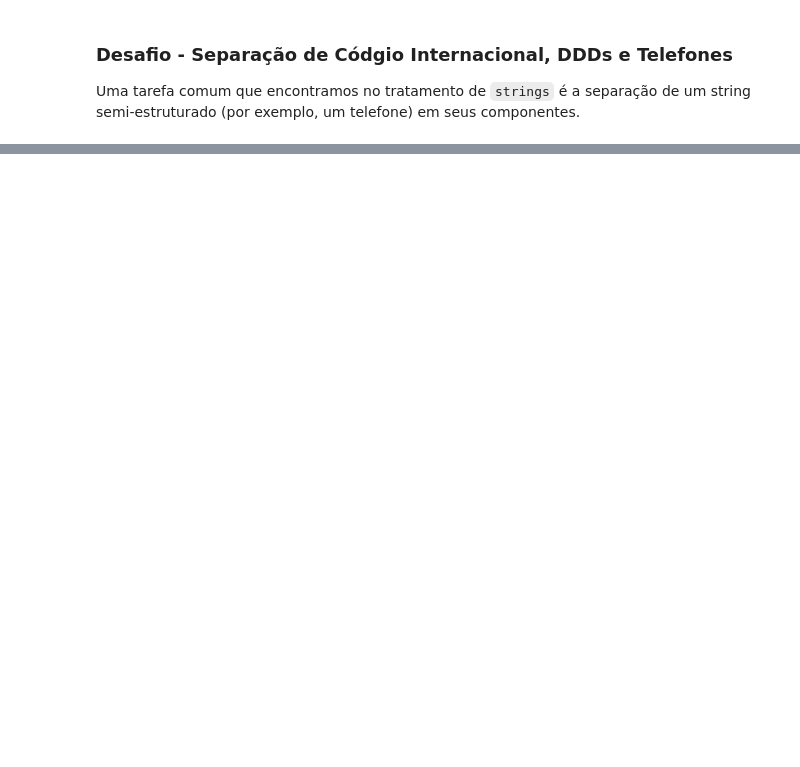
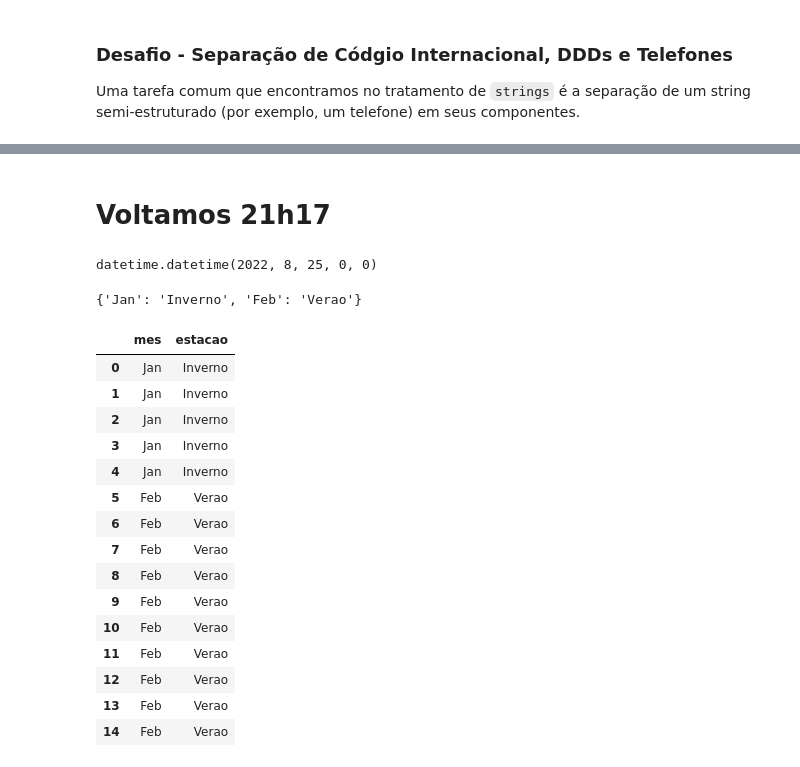
Before and after one commit to sadguilherme/99_PT_JAN2023, a Jupyter notebook: aulas/20230216 Advanded REGEX.ipynb, the cells around one changed output, grey strips where cells are left out. Cells and saved outputs as stored; diff of their text form; code cells hidden in the pictures; blank space fills up the shorter version.

```diff
--- a/aulas/20230216 Advanded REGEX.ipynb
+++ b/aulas/20230216 Advanded REGEX.ipynb
@@ -353,0 +629,2 @@ pattern = r''
+# %% [markdown]
+# Voltamos 21h17
@@ -353,0 +633,32 @@ pattern = r''
+# %%
+datetime(2022, 8, 25)
+# %% [output]
+datetime.datetime(2022, 8, 25, 0, 0)
+# %%
+dict_estacao = {"Jan" : "Inverno", "Feb": "Verao"}
+teste = pd.DataFrame({"mes": ["Jan"]  *5 + ["Feb"] * 10})
+# %%
+dict_estacao
+# %% [output]
+{'Jan': 'Inverno', 'Feb': 'Verao'}
+# %%
+teste['estacao'] = teste['mes'].map(dict_estacao)
+# %%
+teste
+# %% [output]
+|  | mes | estacao |
+| 0 | Jan | Inverno |
+| 1 | Jan | Inverno |
+| 2 | Jan | Inverno |
+| 3 | Jan | Inverno |
+| 4 | Jan | Inverno |
+| 5 | Feb | Verao |
+| 6 | Feb | Verao |
+| 7 | Feb | Verao |
+| 8 | Feb | Verao |
+| 9 | Feb | Verao |
+| 10 | Feb | Verao |
+| 11 | Feb | Verao |
+| 12 | Feb | Verao |
+| 13 | Feb | Verao |
+| 14 | Feb | Verao |
```
Also changed, not shown: parts of 80 cells of this notebook.
